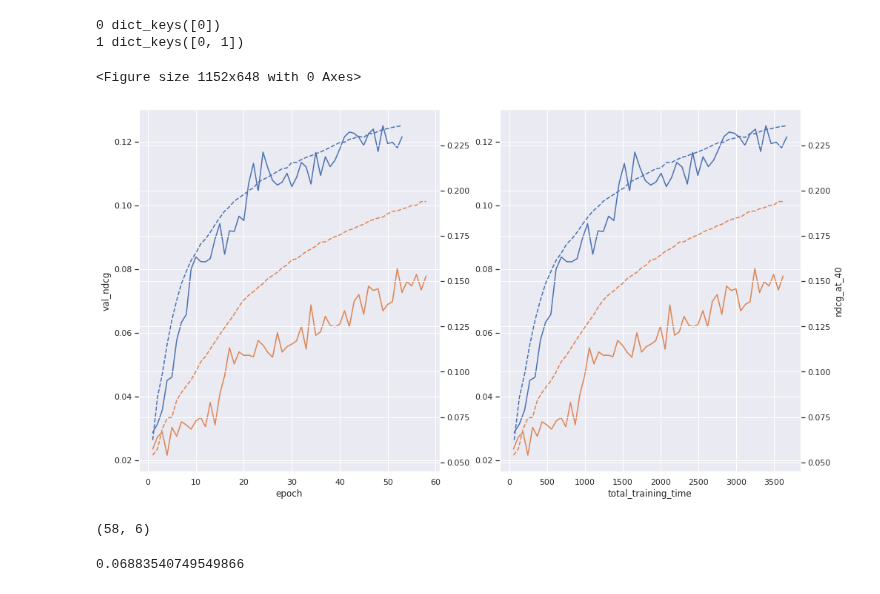
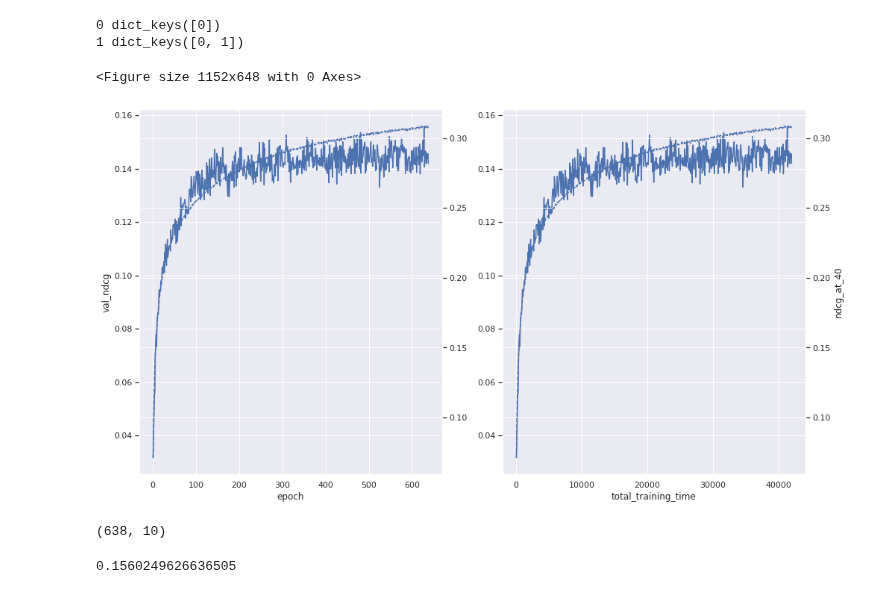
Before and after one commit to asash/gptrec_rl, a Jupyter notebook: evaluation/Results_analysis.ipynb, the cells around one changed output. Saved outputs shown, nothing was run; the diff lists cells and outputs as text; code cells hidden in the pictures.

Commit message:
more experiments saved in result analysis

```diff
--- a/evaluation/Results_analysis.ipynb
+++ b/evaluation/Results_analysis.ipynb
@@ -80,7 +80,11 @@ sb.set()
 #experiment_logs = "./results/ml_benchmark20m_2021_12_08T07_39_20/stdout"
 
 #important test
-experiment_logs = "./results/ml_benchmark20m_2021_12_09T09_28_21/stdout"
+#experiment_logs = "./results/ml_benchmark20m_2021_12_09T09_28_21/stdout"
+
+
+#12 hours experiment with truncated lambdarank
+experiment_logs = "./results/ml_benchmark20m_2021_12_12T20_24_03/stdout"
 # %%
 def moving_average(x, w):
     return np.convolve(x, np.ones(w), 'valid') / w
@@ -98,6 +101,6 @@ df.sort_values(df.columns[0])
 # %%
 moving_average_steps=1
-max_points = 30000
+max_points = 1000000
 
 
 def get_metric(metric_history, metric_name):
@@ -117,7 +120,7 @@ fig, ax = plt.subplots(1, len(axises))
 fig.set_figheight(9)
 fig.set_figwidth(16)
 
-interesting_models = ['Transformer-Lambdarank-blocks:3-lr:0.001-ndcg:50-session_len:100-lambda_norm:True-truncate:4000-bce_weight:0.975', 'Transformer-BCE-blocks:3-lr:0.001-ndcg:50-session_len:100-lambda_norm:True']
+interesting_models = ['Transformer-Lambdarank-blocks:3-lr:0.001-ndcg:50-session_len:100-lambda_norm:True-truncate:2500-bce_weight:0.975', 'Salrec-Lambdarank']
 second_metrics = {}
 
 for recommender in data:
@@ -134,39 +137,39 @@ for recommender in data:
         #val_success = moving_average(get_metric(history, 'val_Success_at_4'), 5)
 
         #plt.plot(val_success, label=recommender['model_name'] + "val_sps")
         #plt.plot(success, label=recommender['model_name'] + "sps")
         for axis_num in range(len(axises)):
             axis_name = axises[axis_num]
             axis = get_metric(history, axis_name)[moving_average_steps - 1:][:max_points]
             ax[axis_num].plot(axis, metric,label=recommender['model_name'])
 
             ax[axis_num].set_xlabel(axis_name)
             if axis_num == 0:
                 ax[axis_num].set_ylabel(metric_name)
 
             if (second_metric_name != None):
                 if axis_num not in second_metrics:
                     second_metrics[axis_num] = ax[axis_num].twinx()
                     print(axis_num, second_metrics.keys())
                 ax2 = second_metrics[axis_num]
                 if axis_num == 1:
                     ax2.set_ylabel(second_metric_name)
                 ax2.plot(axis, second_metric, '--', label=recommender['model_name'],)
 
 
         #plt.plot(ndcg, label=recommender['model_name'] + "ndcg")
         #plt.plot(val_success, label=recommender['model_name'] + "_val_sps")
 #plt.legend()
 # %% [output]
 0 dict_keys([0])
 1 dict_keys([0, 1])
 <Figure size 1152x648 with 0 Axes>
-[figure, old version]
+[figure, new version]
 # %%
 len(metric), len(metric) - np.argmax(metric) - 1
 # %% [output]
-(58, 6)
+(638, 10)
 # %%
 max(metric)
 # %% [output]
-0.06883540749549866
+0.1560249626636505
```
Also changed, not shown: parts of 1 cell of this notebook.
